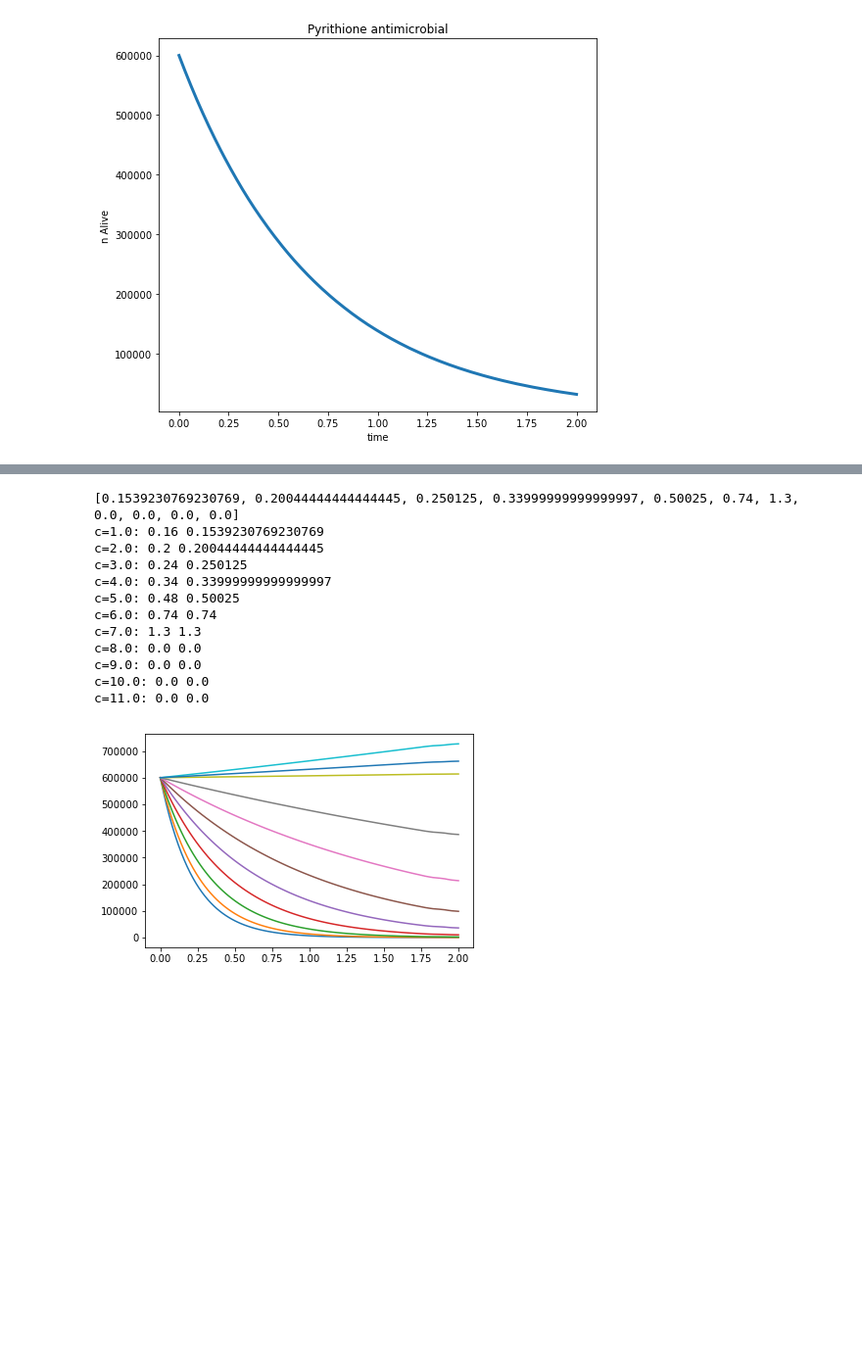
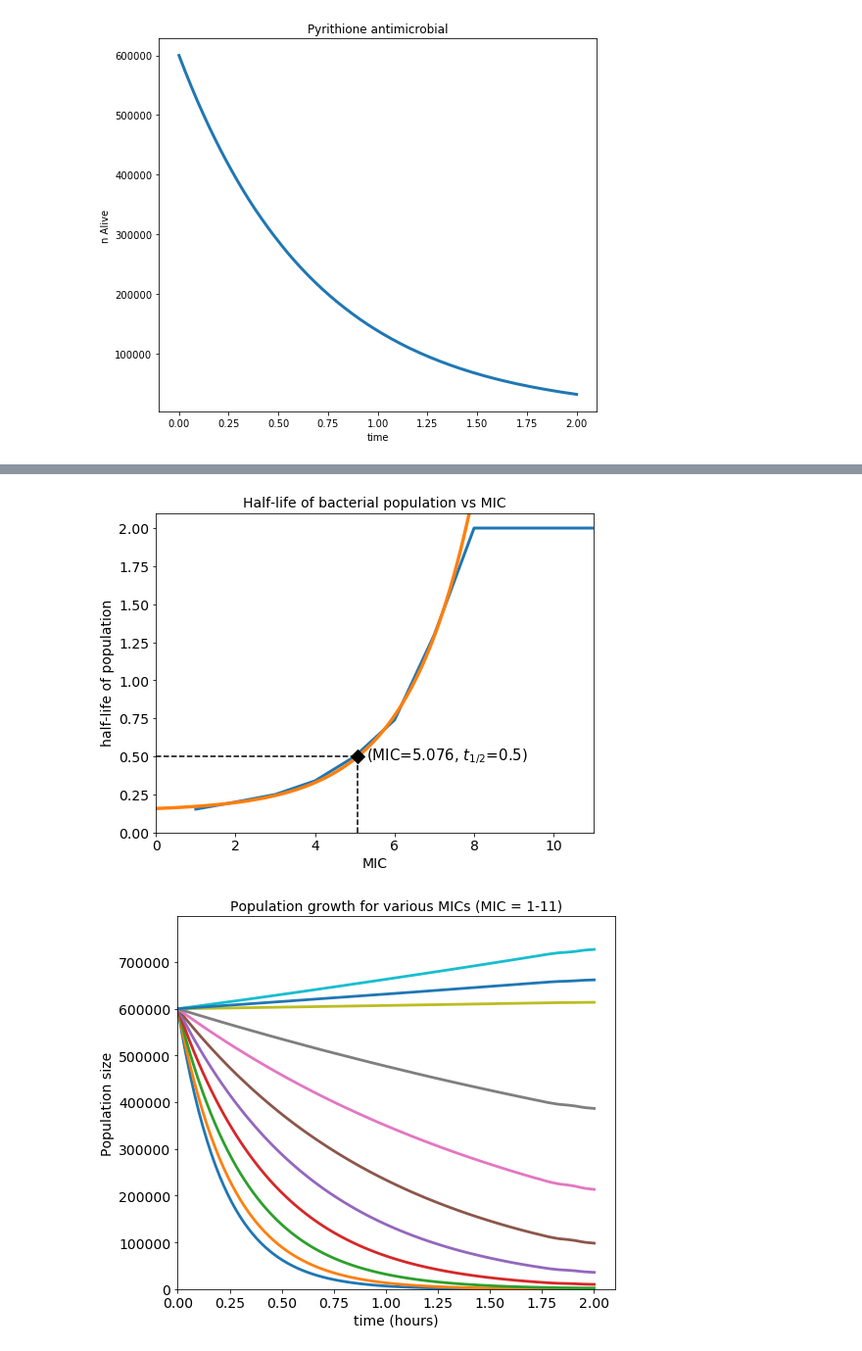
Before and after one commit to patricksinclair/Pyrithione_Analysis, a Jupyter notebook: Testing_phase/PyrithionePlotter.ipynb, the cells around one changed output, grey strips where cells are left out. Shown at 98% size. Cells and saved outputs as stored; diff of their text form; code cells hidden in the pictures; blank space fills up the shorter version.

Commit message:
curve fitting

```diff
--- a/Testing_phase/PyrithionePlotter.ipynb
+++ b/Testing_phase/PyrithionePlotter.ipynb
@@ -146,45 +148,95 @@ def getAvgHalfLifeOfMICCurve(timeData, input_curve):
             delta_t.append(dt)
 
     #hl_times = [timeData[i] for i in hl_indexes]
     if len(delta_t):
         return sum(delta_t)/len(delta_t)
     else:
-        return 0.
+        return max(timeData)
 
 
 
 def plotMultipleMICCurves(filename):
 
     MIC_labels, times, MICpops = extractMultipleMICCurves(filename)
 
+    plt.figure(figsize=(8,7))
     for mic in MICpops:
-        plt.plot(times, mic)
+        plt.plot(times, mic, linewidth=2.8)
+
+    plt.xlim(0,1.05*max(times))
+    y_max = max(max(MICpops))
+    plt.ylim(0, 1.3*y_max)
+
+    font_size=14
+    plt.tick_params(labelsize=14)
+    plt.title('Population growth for various MICs (MIC = 1-11)', fontsize=font_size)
+    plt.xlabel('time (hours)', fontsize=font_size)
+    plt.ylabel('Population size', fontsize=font_size)
+    plt.savefig('popSize(t)_vs_MIC.png')
     plt.show()
+
+
+
 
 def plotHalfLifesOfMICs(filename):
 
     MIC_labels, times, MICpops = extractMultipleMICCurves(filename)
     half_life_lists = [getAvgHalfLifeOfMICCurve(times, mic) for mic in MICpops]
+    relevant_hls = half_life_lists[:7] # the non-zero half lifes
+    MIC_vals = [float(re.findall("\d+\.\d+", MIC_string)[0]) for MIC_string in MIC_labels]
+
+    target_halfLife = 0.5 # the timeframe in hours desired for the population to decrease by half
+
+    def fit_func(x, a, b, c):
+        return b*np.exp(a*x) + c
+
+    def objective(x, a, b, c):
+        '''used to find the x-value of the above function given a y value'''
+        return (0.5 - fit_func(x, a, b, c))**2
 
 
+    mic_arr = np.array(MIC_vals[:7])
+    hl_arr = np.array(relevant_hls)
+
+    params = curve_fit(fit_func, mic_arr, hl_arr)
+    [a, b, c] = params[0]
+
+    # here we find the x value (MIC) for a given y-value (half-life)
+    popt2, pcov2 = curve_fit(fit_func, mic_arr, hl_arr)
+    res = minimize_scalar(objective, bracket=(1, 11), args=tuple(popt2))
+
+    target_MIC = res.x # the half life required to obtain target_halfLife
+
+    x_vals = np.linspace(0., 12, 400)
+    fitted_hls = [fit_func(x, a, b, c) for x in x_vals]
+
+    plt.figure(figsize=(8,6))
+    plt.plot(MIC_vals, half_life_lists, linewidth=3) #recorded data
+    plt.plot(x_vals, fitted_hls, linewidth=3.4) #fitted curve
+
+    plt.plot(target_MIC, target_halfLife, marker='D', markersize=10, color='black') #plot desired MIC for specificied half-life
+    plt.vlines(target_MIC, 0, target_halfLife, linestyle="dashed")
+    plt.hlines(target_halfLife, 0, target_MIC, linestyle="dashed")
+    targMIC_string = "{:.3f}".format(target_MIC)
+    plt.text(target_MIC*1.04, target_halfLife *0.96, "(MIC="+targMIC_string+", $t_{1/2}$="+str(target_halfLife)+")", fontsize=15)
+
+    font_size=14
+    plt.title('Half-life of bacterial population vs MIC', fontsize=font_size)
+    plt.xlabel('MIC', fontsize=font_size)
+    plt.ylabel('half-life of population', fontsize=font_size)
+
+    plt.tick_params(labelsize=14)
+    plt.xlim(0,11.)
+    plt.ylim(0,2.1)
+    plt.savefig('halfLife_vs_MIC.png')
+    plt.show()
 
 
 
 
 
 plotHalfLifesOfMICs('Pyrithione_MICVarying_c=10.0.txt')
 plotMultipleMICCurves('Pyrithione_MICVarying_c=10.0.txt')
 # %% [output]
-[0.1539230769230769, 0.20044444444444445, 0.250125, 0.33999999999999997, 0.50025, 0.74, 1.3, 0.0, 0.0, 0.0, 0.0]
-c=1.0: 0.16 0.1539230769230769
-c=2.0: 0.2 0.20044444444444445
-c=3.0: 0.24 0.250125
-c=4.0: 0.34 0.33999999999999997
-c=5.0: 0.48 0.50025
-c=6.0: 0.74 0.74
-c=7.0: 1.3 1.3
-c=8.0: 0.0 0.0
-c=9.0: 0.0 0.0
-c=10.0: 0.0 0.0
-c=11.0: 0.0 0.0
-[figure, old version]
+[figure, new version]
+[figure, added]
```
Also changed, not shown: parts of 2 cells of this notebook, 2 other files.
